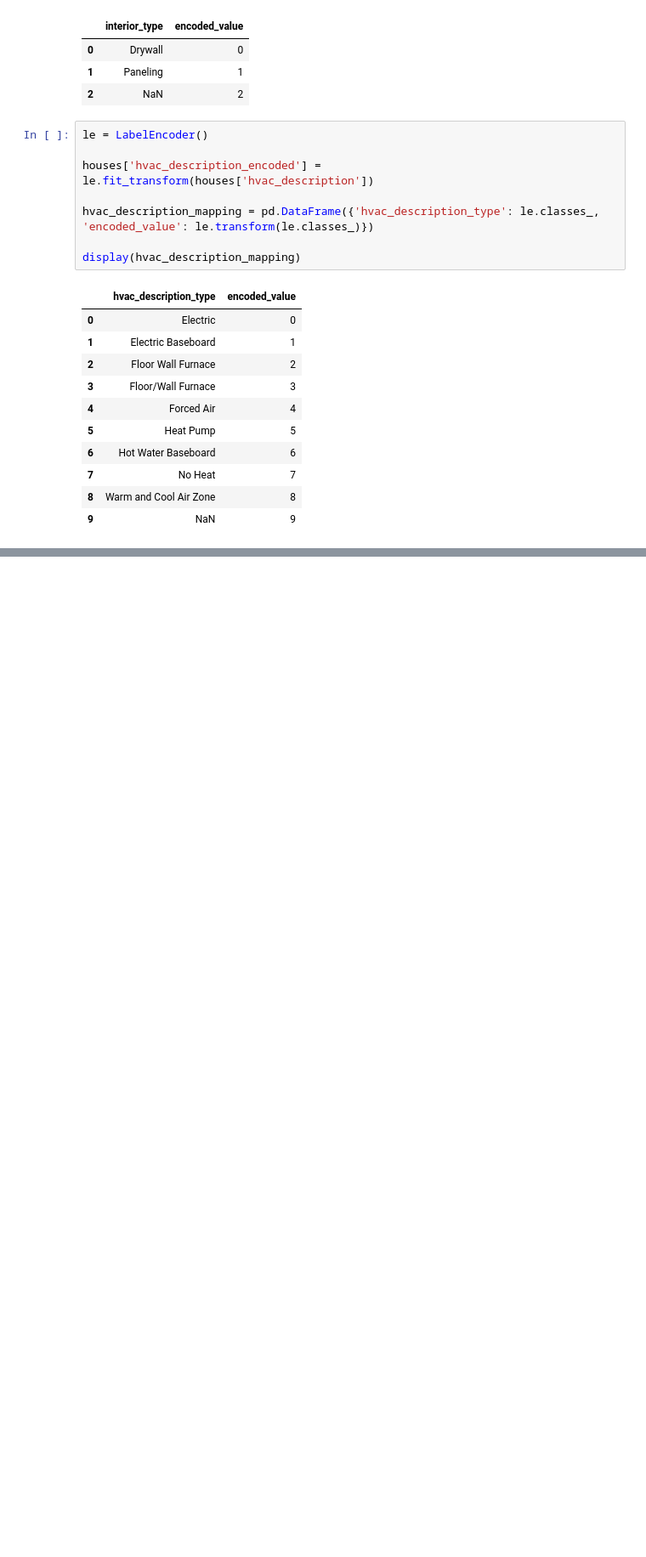
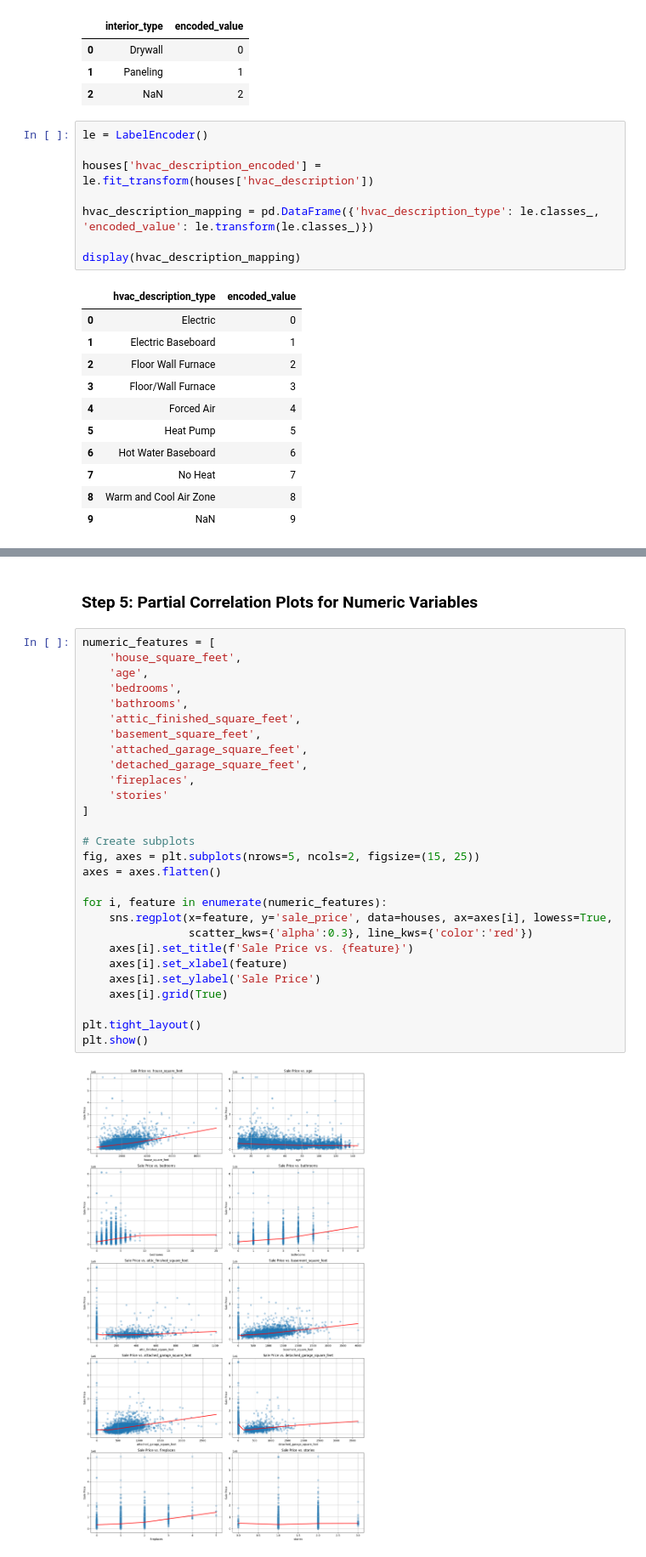
Before and after one commit to michaelhunter12/linear_models, a Jupyter notebook: lab/lab.ipynb, the cells around one changed output, grey strips where cells are left out. Shown at 85% size. Saved outputs shown, nothing was run; the diff lists cells and outputs as text; blank space fills up the shorter version.

```diff
--- a/lab/lab.ipynb
+++ b/lab/lab.ipynb
@@ -186,3 +318,35 @@ display(hvac_description_mapping)
+# %% [markdown]
+### Step 5: Partial Correlation Plots for Numeric Variables
+# %%
+numeric_features = [
+    'house_square_feet',
+    'age',
+    'bedrooms',
+    'bathrooms',
+    'attic_finished_square_feet',
+    'basement_square_feet',
+    'attached_garage_square_feet',
+    'detached_garage_square_feet',
+    'fireplaces',
+    'stories'
+]
+
+# Create subplots
+fig, axes = plt.subplots(nrows=5, ncols=2, figsize=(15, 25))
+axes = axes.flatten()
+
+for i, feature in enumerate(numeric_features):
+    sns.regplot(x=feature, y='sale_price', data=houses, ax=axes[i], lowess=True,
+                scatter_kws={'alpha':0.3}, line_kws={'color':'red'})
+    axes[i].set_title(f'Sale Price vs. {feature}')
+    axes[i].set_xlabel(feature)
+    axes[i].set_ylabel('Sale Price')
+    axes[i].grid(True)
+
+plt.tight_layout()
+plt.show()
+# %% [output]
+[figure, added]
 # %% [markdown]
 # Hedonic Pricing
 
```
Also changed, not shown: parts of 11 cells of this notebook.
